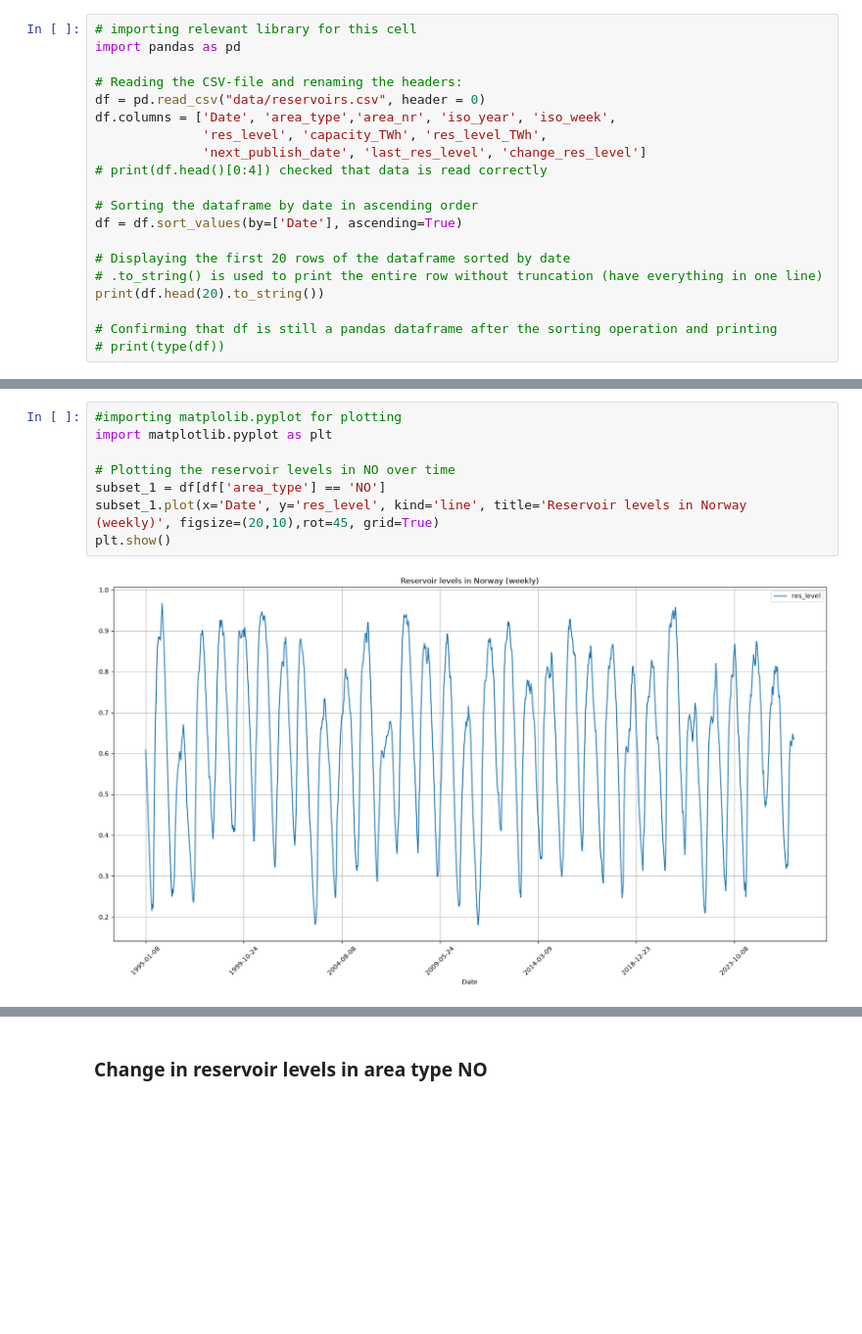
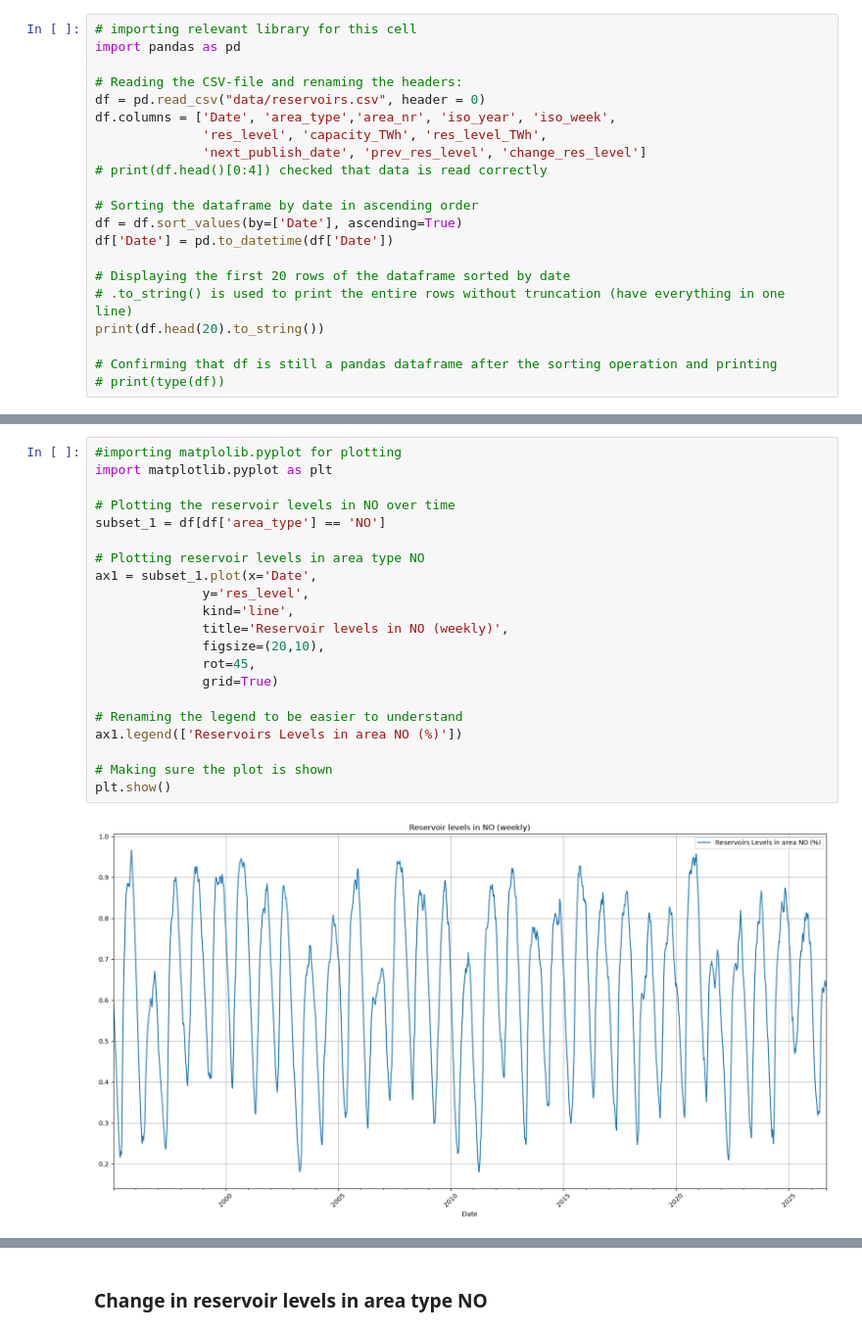
Before and after one commit to MagnusFrantsen/IND320-MagnusFrantsen, a Jupyter notebook: D2Dbook/Assignment 1.ipynb, the cells around one changed output, grey strips where cells are left out. Shown at 98% size. Saved outputs shown, nothing was run; the diff lists cells and outputs as text; blank space fills up the shorter version.

Commit message:
Added the plots of all together in the notebook

```diff
--- a/D2Dbook/Assignment 1.ipynb
+++ b/D2Dbook/Assignment 1.ipynb
@@ -21,14 +93,15 @@ import pandas as pd
 df = pd.read_csv("data/reservoirs.csv", header = 0)
 df.columns = ['Date', 'area_type','area_nr', 'iso_year', 'iso_week',
               'res_level', 'capacity_TWh', 'res_level_TWh',
-              'next_publish_date', 'last_res_level', 'change_res_level']
+              'next_publish_date', 'prev_res_level', 'change_res_level']
 # print(df.head()[0:4]) checked that data is read correctly
 
 # Sorting the dataframe by date in ascending order
 df = df.sort_values(by=['Date'], ascending=True)
+df['Date'] = pd.to_datetime(df['Date'])
 
 # Displaying the first 20 rows of the dataframe sorted by date
-# .to_string() is used to print the entire row without truncation (have everything in one line)
+# .to_string() is used to print the entire rows without truncation (have everything in one line)
 print(df.head(20).to_string())
 
 # Confirming that df is still a pandas dataframe after the sorting operation and printing
@@ -54,10 +129,23 @@ print(df.head(20).to_string())
 # %%
 #importing matplolib.pyplot for plotting
 import matplotlib.pyplot as plt
 
 # Plotting the reservoir levels in NO over time
 subset_1 = df[df['area_type'] == 'NO']
-subset_1.plot(x='Date', y='res_level', kind='line', title='Reservoir levels in Norway (weekly)', figsize=(20,10),rot=45, grid=True)
+
+# Plotting reservoir levels in area type NO
+ax1 = subset_1.plot(x='Date',
+              y='res_level',
+              kind='line',
+              title='Reservoir levels in NO (weekly)',
+              figsize=(20,10),
+              rot=45,
+              grid=True)
+
+# Renaming the legend to be easier to understand
+ax1.legend(['Reservoirs Levels in area NO (%)'])
+
+# Making sure the plot is shown
 plt.show()
 # %% [output]
-[figure, old version]
+[figure, new version]
```
Also changed, not shown: parts of 13 cells of this notebook, 3 other files.
